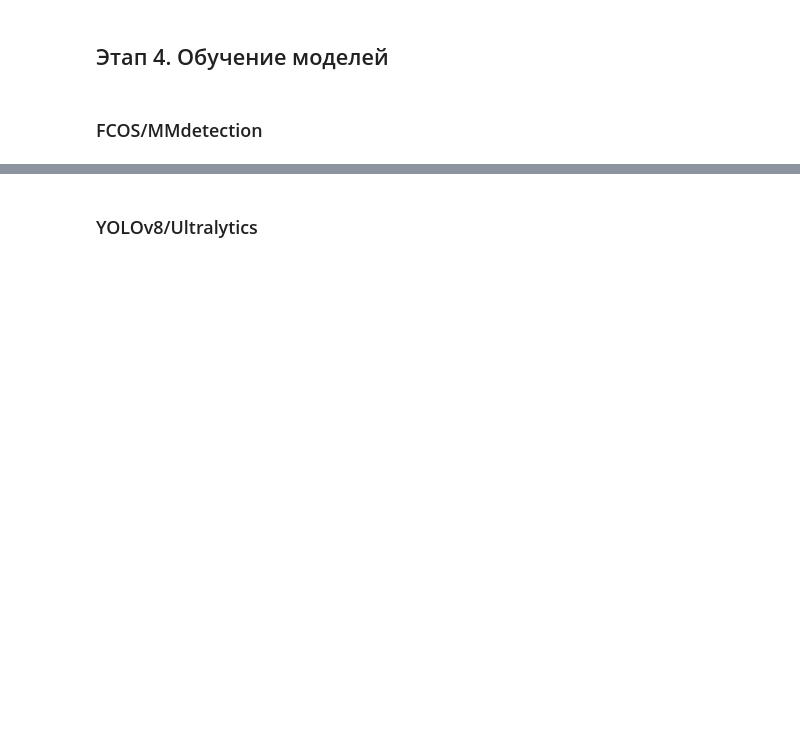
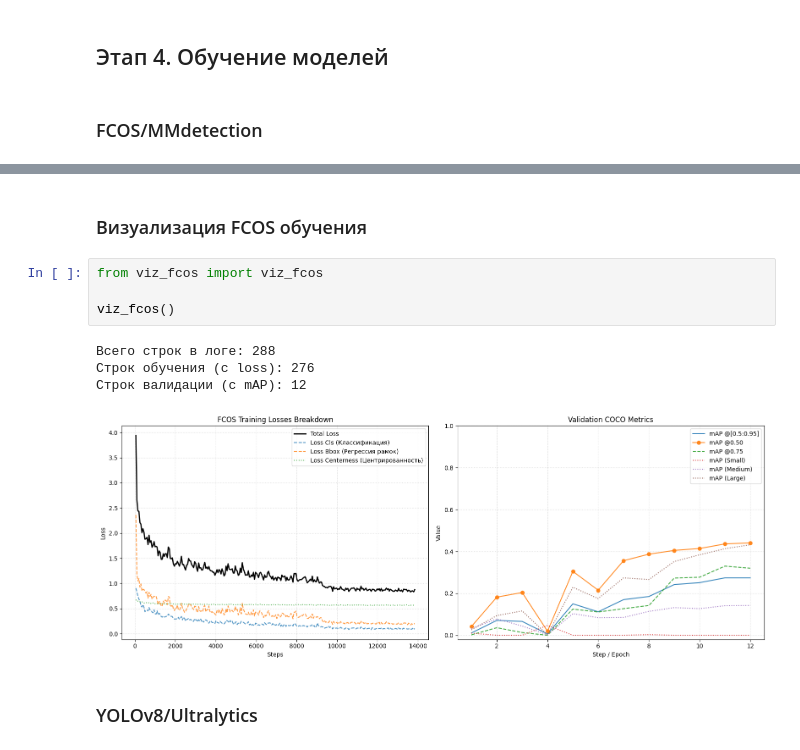
Before and after one commit to evgsalmin/mmdetection, a Jupyter notebook: notebook.ipynb, the cells around one changed output, grey strips where cells are left out. Drawn from its saved outputs; the diff is of its cells as text; blank space fills up the shorter version.

```diff
--- a/notebook.ipynb
+++ b/notebook.ipynb
@@ -238,5 +345,16 @@ FCOS(
   )
   init_cfg={'type': 'Normal', 'layer': 'Conv2d', 'std': 0.01, 'override': {'type': 'Normal', 'name': 'conv_cls', 'std': 0.01, 'bias_prob': 0.01}}
 )
+# %% [markdown]
+### Визуализация FCOS обучения
+# %%
+from viz_fcos import viz_fcos
+
+viz_fcos()
+# %% [output]
+Всего строк в логе: 288
+Строк обучения (с loss): 276
+Строк валидации (с mAP): 12
+[figure, added]
 # %% [markdown]
 ### YOLOv8/Ultralytics
```
Also changed, not shown: parts of 20 cells of this notebook, 55 other files.
